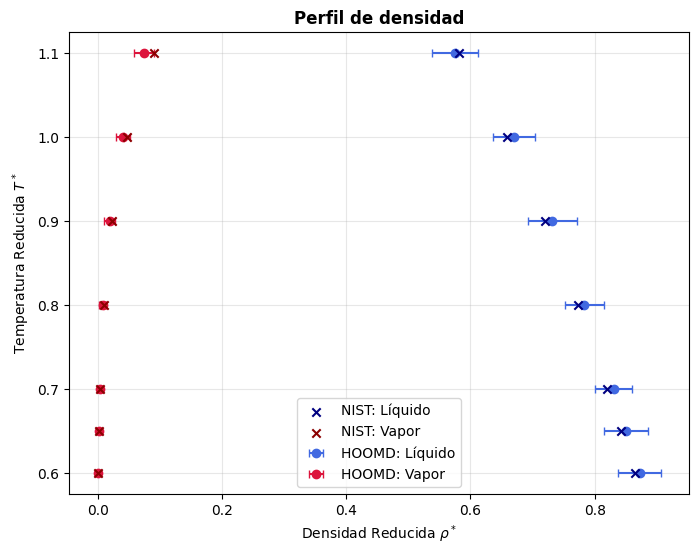
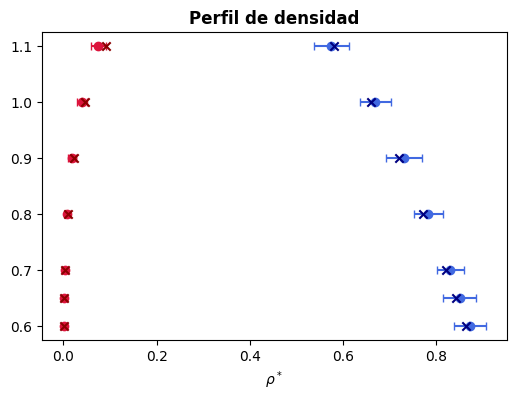
The change to this notebook cell's code, shown as a diff; its figure went from the first image to the second:
--- before
+++ after
@@ -1,3 +1,3 @@
-plt.figure(figsize=(8, 6))
+plt.figure(figsize=(6, 4))
 
 # Datos Simulación
@@ -21,11 +21,11 @@
 
 plt.title(f'Perfil de densidad', fontweight='bold')
-plt.xlabel(r'Densidad Reducida $\rho^*$')
-plt.ylabel(r'Temperatura Reducida $T^*$')
+plt.xlabel(r'$\rho^*$', fontzise=20)
+plt.ylabel(r'$T^*$', fontzise=20)
 plt.legend()
 plt.grid(alpha=0.3)
 
 # Guardar y mostrar
-plt.savefig(os.path.join(ruta_graficos, 'campana_coexistencia.png'), dpi=500)
+plt.savefig(os.path.join(ruta_graficos, 'campana_coexistencia.png'), dpi=1500)
 print(ruta_graficos)
 plt.show()

Commit: Agregado pressure tensor